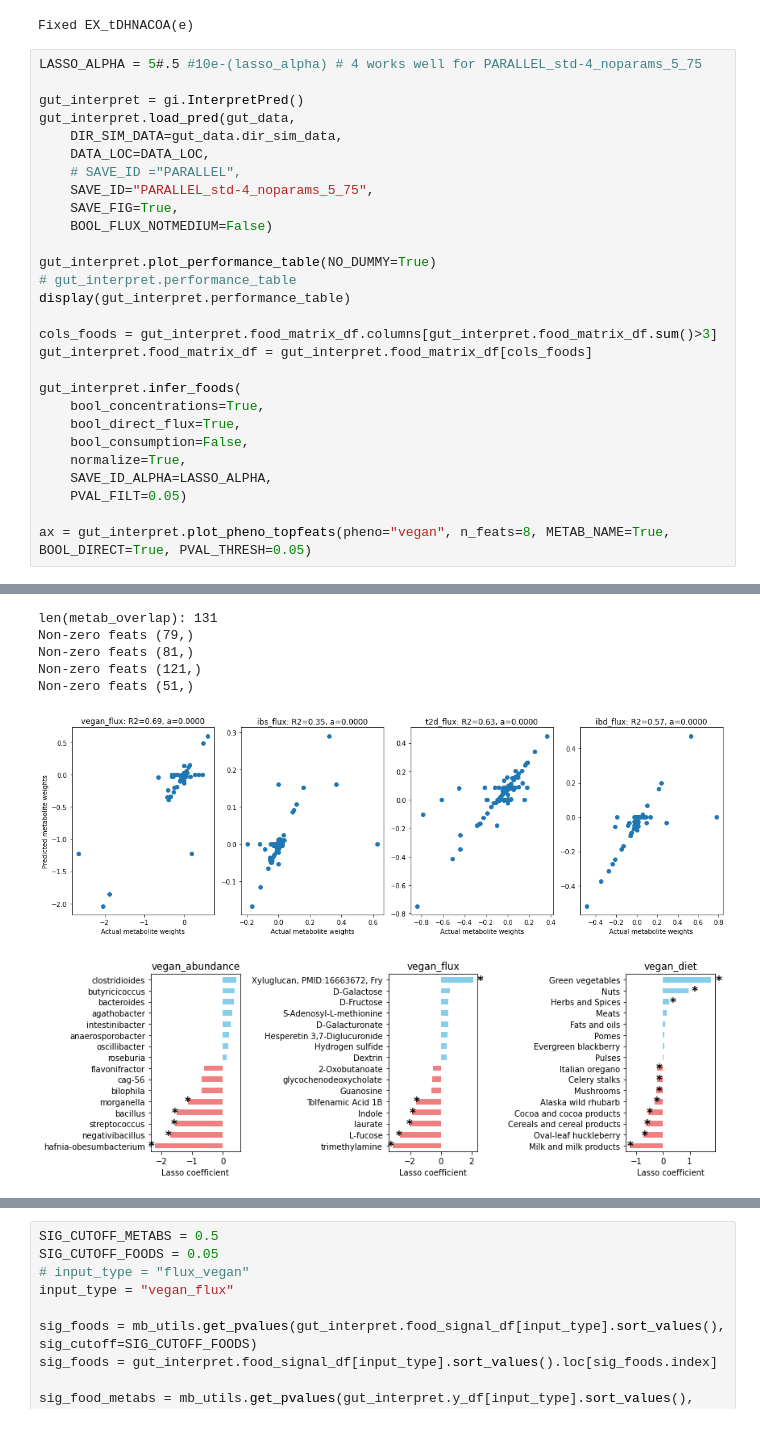
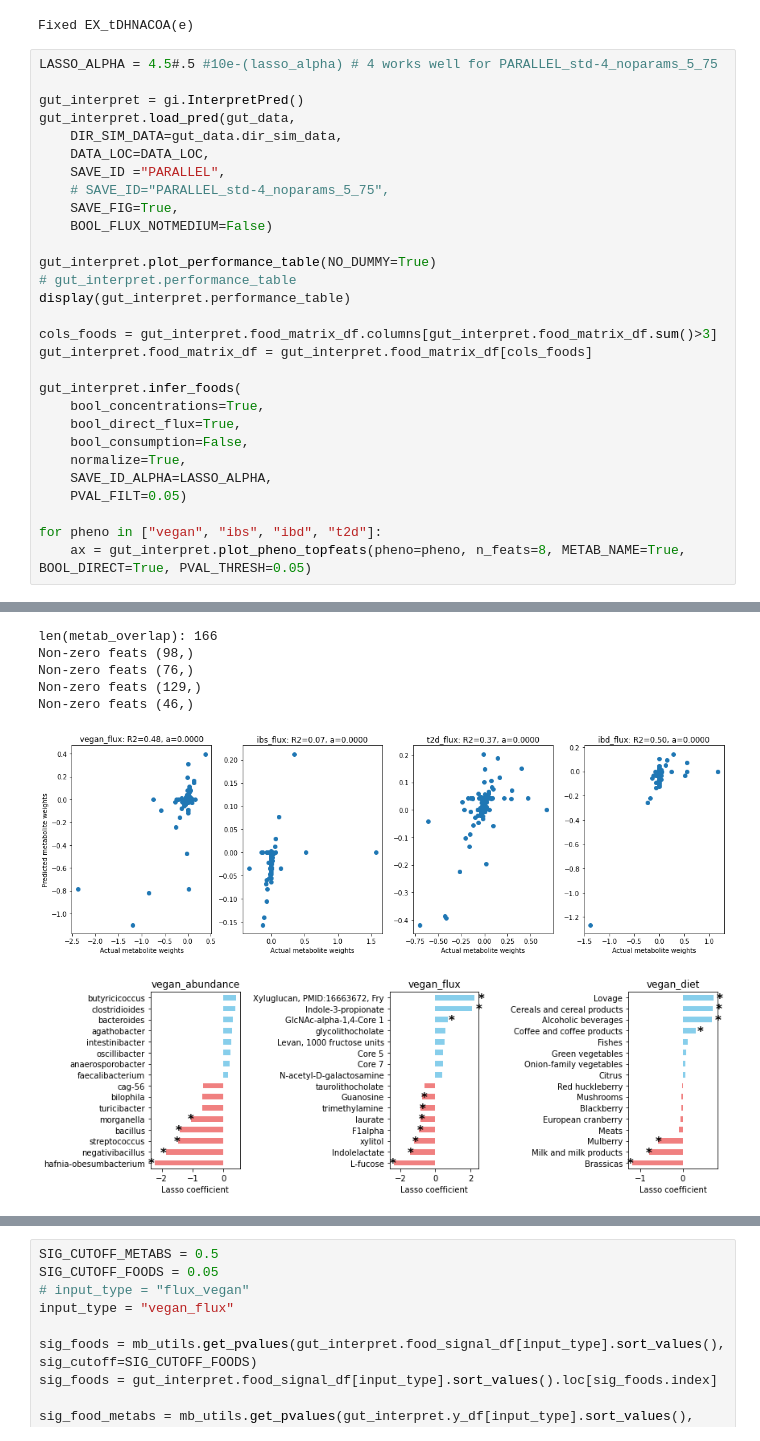
Before and after one commit to erolkavvas/diet_recommendation, a Jupyter notebook: ipynb/interpret_preds.ipynb, the cells around one changed output, grey strips where cells are left out. Cells and saved outputs as stored; diff of their text form.

```diff
--- a/ipynb/interpret_preds.ipynb
+++ b/ipynb/interpret_preds.ipynb
@@ -29,14 +29,14 @@ gut_data.load_data(
 # %% [output]
 Fixed EX_tDHNACOA(e)
 # %%
-LASSO_ALPHA = 5#.5 #10e-(lasso_alpha) # 4 works well for PARALLEL_std-4_noparams_5_75
+LASSO_ALPHA = 4.5#.5 #10e-(lasso_alpha) # 4 works well for PARALLEL_std-4_noparams_5_75
 
 gut_interpret = gi.InterpretPred()
 gut_interpret.load_pred(gut_data,
     DIR_SIM_DATA=gut_data.dir_sim_data,
     DATA_LOC=DATA_LOC,
-    # SAVE_ID ="PARALLEL",
-    SAVE_ID="PARALLEL_std-4_noparams_5_75",
+    SAVE_ID ="PARALLEL",
+    # SAVE_ID="PARALLEL_std-4_noparams_5_75",
     SAVE_FIG=True,
     BOOL_FLUX_NOTMEDIUM=False)
 
@@ -55,6 +55,7 @@ gut_interpret.infer_foods(
     SAVE_ID_ALPHA=LASSO_ALPHA,
     PVAL_FILT=0.05)
 
-ax = gut_interpret.plot_pheno_topfeats(pheno="vegan", n_feats=8, METAB_NAME=True, BOOL_DIRECT=True, PVAL_THRESH=0.05)
+for pheno in ["vegan", "ibs", "ibd", "t2d"]:
+    ax = gut_interpret.plot_pheno_topfeats(pheno=pheno, n_feats=8, METAB_NAME=True, BOOL_DIRECT=True, PVAL_THRESH=0.05)
 # %% [output]
 |  | roc_auc | balanced_accuracy | average_precision | f1 | f1_weighted |
@@ -69,7 +70,7 @@ ax = gut_interpret.plot_pheno_topfeats(pheno="vegan", n_feats=8, METAB_NAME=True
-len(metab_overlap): 131
-Non-zero feats (79,)
-Non-zero feats (81,)
-Non-zero feats (121,)
-Non-zero feats (51,)
+len(metab_overlap): 166
+Non-zero feats (98,)
+Non-zero feats (76,)
+Non-zero feats (129,)
+Non-zero feats (46,)
-[figure, old version]
+[figure, new version]
-[figure, old version]
+[figure, new version]
```
Also changed, not shown: parts of 1 cell of this notebook.
